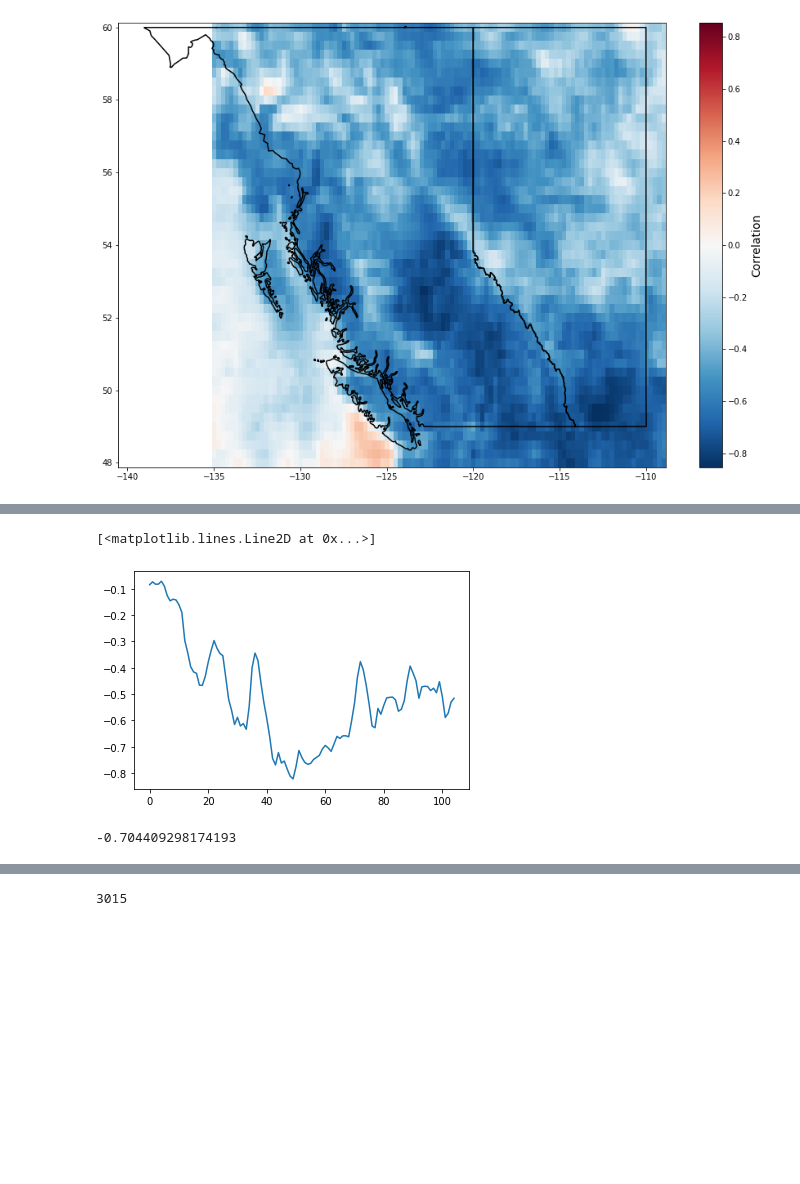
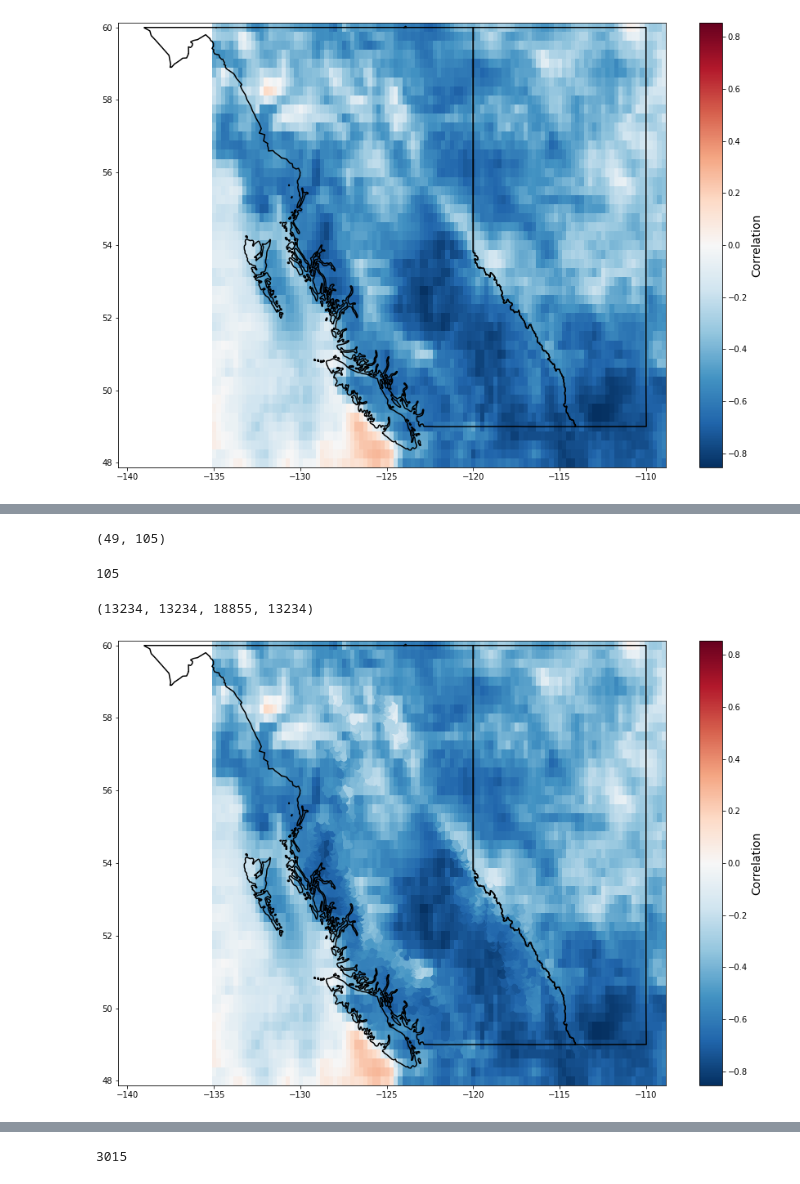
Before and after one commit to andersonsam/cnn_lstm_era, a Jupyter notebook: cnn_lstm_ERA5_basic (1).ipynb, the cells around one changed output, grey strips where cells are left out. Drawn from its saved outputs; the diff is of its cells as text; code cells hidden in the pictures; blank space fills up the shorter version.

```diff
--- a/cnn_lstm_ERA5_basic (1).ipynb
+++ b/cnn_lstm_ERA5_basic (1).ipynb
@@ -953,11 +963,45 @@ plt.show()
 # %%
 corrMat = corr.reshape(105,49).T
-# %%
-plt.plot(corrMat[31,:])
-# %% [output]
-[<matplotlib.lines.Line2D at 0x...>]
-[figure, removed]
-# %%
-corrMat[31,61]
-# %% [output]
--0.704409298174193
+# %%
+np.shape(corrMat)
+# %% [output]
+(49, 105)
+# %%
+len(eraLon)
+# %% [output]
+105
+# %%
+glacierCorr = np.zeros(len(glacierInds))
+
+for kk, glacierInd in enumerate(glacierInds):
+
+  dlon = cenLon[glacierInd] - eraLon
+  dlat = cenLat[glacierInd] - eraLat
+
+  minLonInd = np.argmin(np.abs(dlon))
+  minLatInd = np.argmin(np.abs(dlat))
+
+  glacierCorr[kk] = corrMat[minLatInd, minLonInd]
+# %%
+len(glacierCorr), len(glacierInds), len(cenLon), len(cenLon[glacierInds])
+# %% [output]
+(13234, 13234, 18855, 13234)
+# %%
+vmax = np.max(np.abs(corr))
+vmin = -vmax
+
+fig, ax = plt.subplots(figsize = (15,10))
+im = ax.imshow(corr.reshape(105,49).T, aspect = 'auto', extent = extentERA, vmin = vmin, vmax = vmax, cmap = 'RdBu_r')
+ax.scatter(cenLon[glacierInds], cenLat[glacierInds], c = glacierCorr, linewidth = 0.5, edgecolor = [], s = 50, cmap = 'RdBu_r', vmin = vmin, vmax = vmax)
+plot_prov_ax(prov = 'AB_BC', ax = ax)
+
+# ax.set_xlim((extentERA[0], extentERA[1]))
+# ax.set_ylim((extentERA[2], extentERA[3]))
+cb = plt.colorbar(im)
+cb.ax.set_ylabel('Correlation', fontsize = 14)
+
+# plt.savefig('T_P_corr_no_glaciers.png', bbox_inches = 'tight', dpi = 150)
+
+plt.show()
+# %% [output]
+[figure, added]
```
Also changed, not shown: parts of 10 cells of this notebook.
